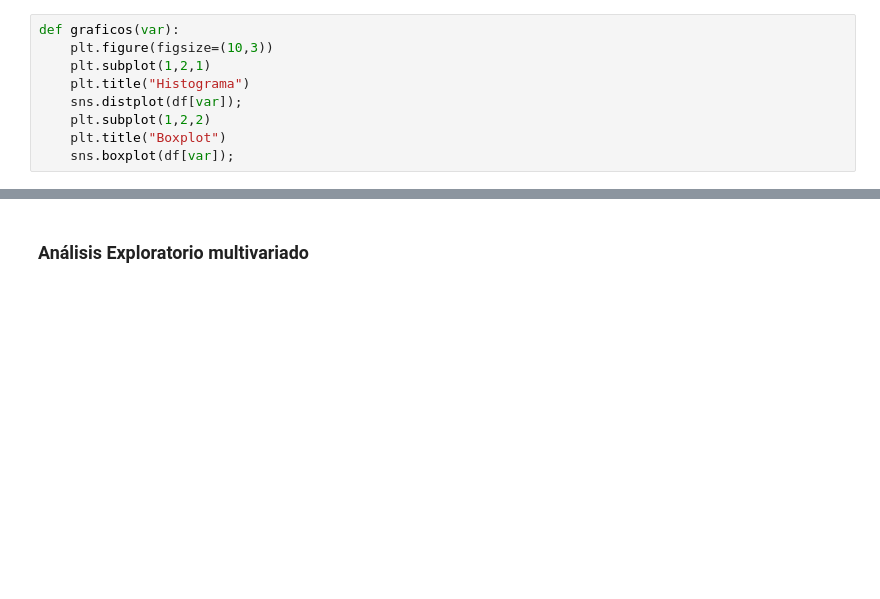
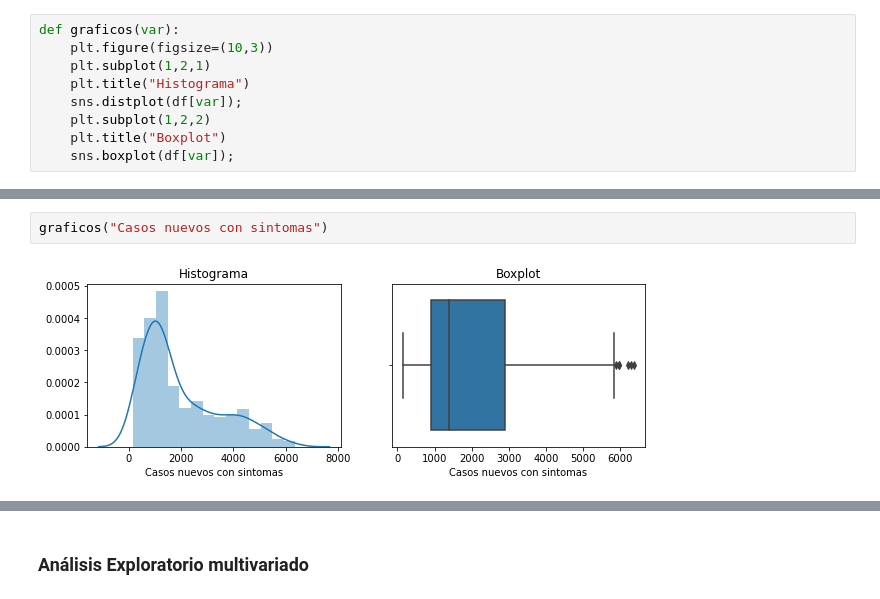
Before and after one commit to electronmaxi/Proyecto-IA, a Jupyter notebook: ProyectoIA.ipynb, the cells around one changed output, grey strips where cells are left out. Drawn from its saved outputs; the diff is of its cells as text; blank space fills up the shorter version.

```diff
--- a/ProyectoIA.ipynb
+++ b/ProyectoIA.ipynb
@@ -231,0 +174,4 @@ graficos("Inmigrante")
+# %%
+graficos("Casos nuevos con sintomas")
+# %% [output]
+[figure, added]
```
Also changed, not shown: parts of 29 cells of this notebook, 5 other files.
